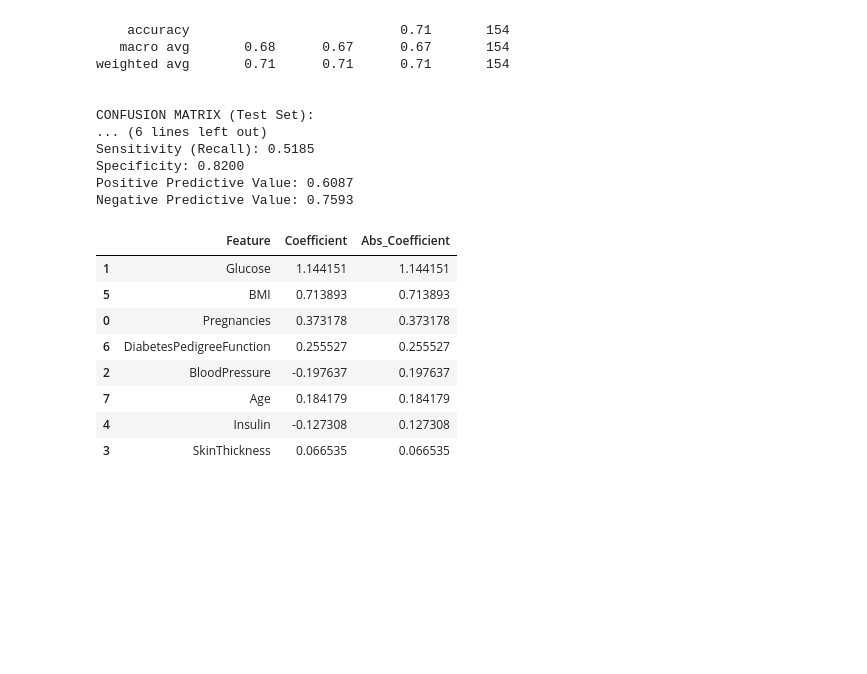
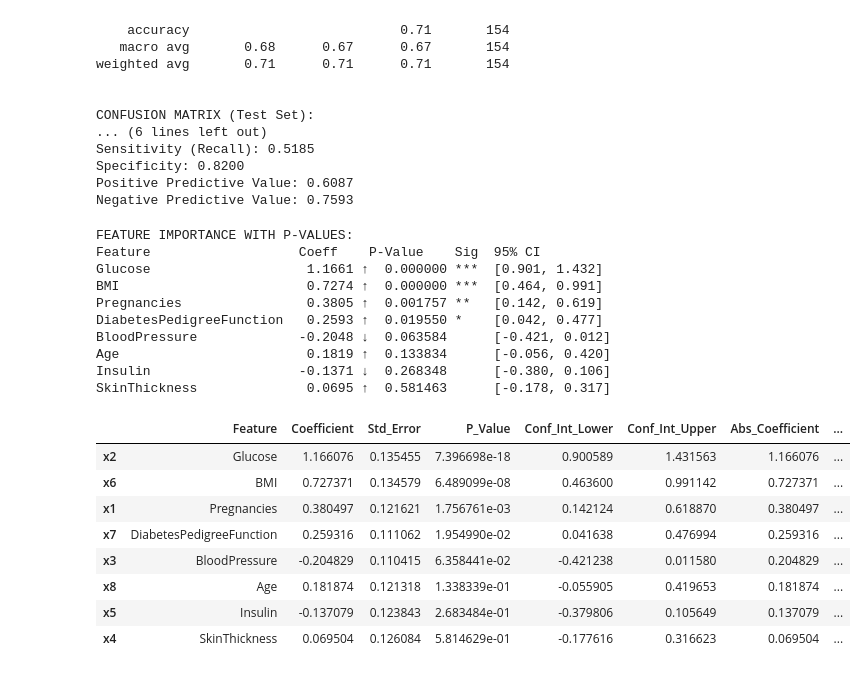
Before and after one commit to jharveymagna/PSET4_Ethics, a Jupyter notebook: Simple Modeling.ipynb, the cells around one changed output. Cells and saved outputs as stored; diff of their text form; code cells hidden in the pictures; blank space fills up the shorter version.

```diff
--- a/Simple Modeling.ipynb
+++ b/Simple Modeling.ipynb
@@ -160,28 +184,56 @@ Specificity: 0.8200
 Positive Predictive Value: 0.6087
 Negative Predictive Value: 0.7593
 # %%
-# Feature importance analysis
+# Feature importance analysis with p-values from statsmodels
 feature_names = X.columns
-coefficients = log_reg.coef_[0]
+coefficients = logit_result.params[1:]  # Exclude intercept
+p_values = logit_result.pvalues[1:]      # Exclude intercept p-value
+std_errors = logit_result.bse[1:]        # Exclude intercept std error
+conf_int = logit_result.conf_int().iloc[1:]  # Exclude intercept confidence interval
 
-# Create a DataFrame for better visualization
+# Create a comprehensive DataFrame with p-values
 feature_importance = pd.DataFrame({
     'Feature': feature_names,
     'Coefficient': coefficients,
-    'Abs_Coefficient': np.abs(coefficients)
+    'Std_Error': std_errors,
+    'P_Value': p_values,
+    'Conf_Int_Lower': conf_int[0],
+    'Conf_Int_Upper': conf_int[1],
+    'Abs_Coefficient': np.abs(coefficients),
+    'Significance': ['***' if p < 0.001 else '**' if p < 0.01 else '*' if p < 0.05 else '' for p in p_values]
 }).sort_values('Abs_Coefficient', ascending=False)
 
+print("FEATURE IMPORTANCE WITH P-VALUES:")
+print(f"{'Feature':<25} {'Coeff':<8} {'P-Value':<10} {'Sig':<4} {'95% CI':<20}")
+
+for _, row in feature_importance.iterrows():
+    direction = "↑" if row['Coefficient'] > 0 else "↓"
+    ci_str = f"[{row['Conf_Int_Lower']:.3f}, {row['Conf_Int_Upper']:.3f}]"
+    print(f"{row['Feature']:<25} {row['Coefficient']:>7.4f} {direction} {row['P_Value']:>9.6f} "
+          f"{row['Significance']:<4} {ci_str}")
+
+
 feature_importance
 # %% [output]
+FEATURE IMPORTANCE WITH P-VALUES:
+Feature                   Coeff    P-Value    Sig  95% CI
+Glucose                    1.1661 ↑  0.000000 ***  [0.901, 1.432]
+BMI                        0.7274 ↑  0.000000 ***  [0.464, 0.991]
+Pregnancies                0.3805 ↑  0.001757 **   [0.142, 0.619]
+DiabetesPedigreeFunction   0.2593 ↑  0.019550 *    [0.042, 0.477]
+BloodPressure             -0.2048 ↓  0.063584      [-0.421, 0.012]
+Age                        0.1819 ↑  0.133834      [-0.056, 0.420]
+Insulin                   -0.1371 ↓  0.268348      [-0.380, 0.106]
+SkinThickness              0.0695 ↑  0.581463      [-0.178, 0.317]
-|  | Feature | Coefficient | Abs_Coefficient |
-| 1 | Glucose | 1.144151 | 1.144151 |
-| 5 | BMI | 0.713893 | 0.713893 |
-| 0 | Pregnancies | 0.373178 | 0.373178 |
-| 6 | DiabetesPedigreeFunction | 0.255527 | 0.255527 |
-| 2 | BloodPressure | -0.197637 | 0.197637 |
-| 7 | Age | 0.184179 | 0.184179 |
-| 4 | Insulin | -0.127308 | 0.127308 |
-| 3 | SkinThickness | 0.066535 | 0.066535 |
+|  | Feature | Coefficient | Std_Error | P_Value | Conf_Int_Lower | Conf_Int_Upper | Abs_Coefficient | ... |
+| x2 | Glucose | 1.166076 | 0.135455 | 7.396698e-18 | 0.900589 | 1.431563 | 1.166076 | ... |
+| x6 | BMI | 0.727371 | 0.134579 | 6.489099e-08 | 0.463600 | 0.991142 | 0.727371 | ... |
+| x1 | Pregnancies | 0.380497 | 0.121621 | 1.756761e-03 | 0.142124 | 0.618870 | 0.380497 | ... |
+| x7 | DiabetesPedigreeFunction | 0.259316 | 0.111062 | 1.954990e-02 | 0.041638 | 0.476994 | 0.259316 | ... |
+| x3 | BloodPressure | -0.204829 | 0.110415 | 6.358441e-02 | -0.421238 | 0.011580 | 0.204829 | ... |
+| x8 | Age | 0.181874 | 0.121318 | 1.338339e-01 | -0.055905 | 0.419653 | 0.181874 | ... |
+| x5 | Insulin | -0.137079 | 0.123843 | 2.683484e-01 | -0.379806 | 0.105649 | 0.137079 | ... |
+| x4 | SkinThickness | 0.069504 | 0.126084 | 5.814629e-01 | -0.177616 | 0.316623 | 0.069504 | ... |
 # %%
 # Visualizations
 fig, ax = plt.subplots(figsize=(10, 8))
```
Also changed, not shown: parts of 4 cells of this notebook, 1 other file.
